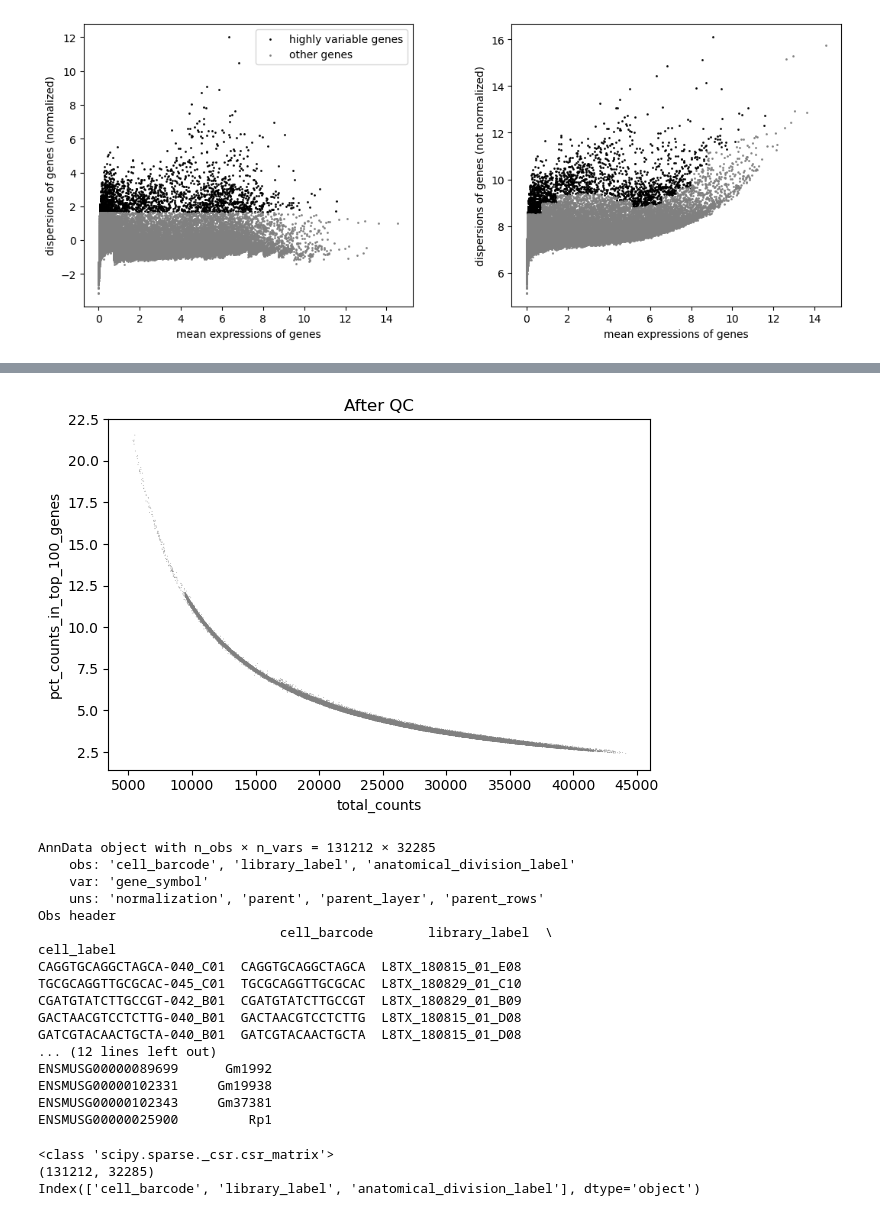
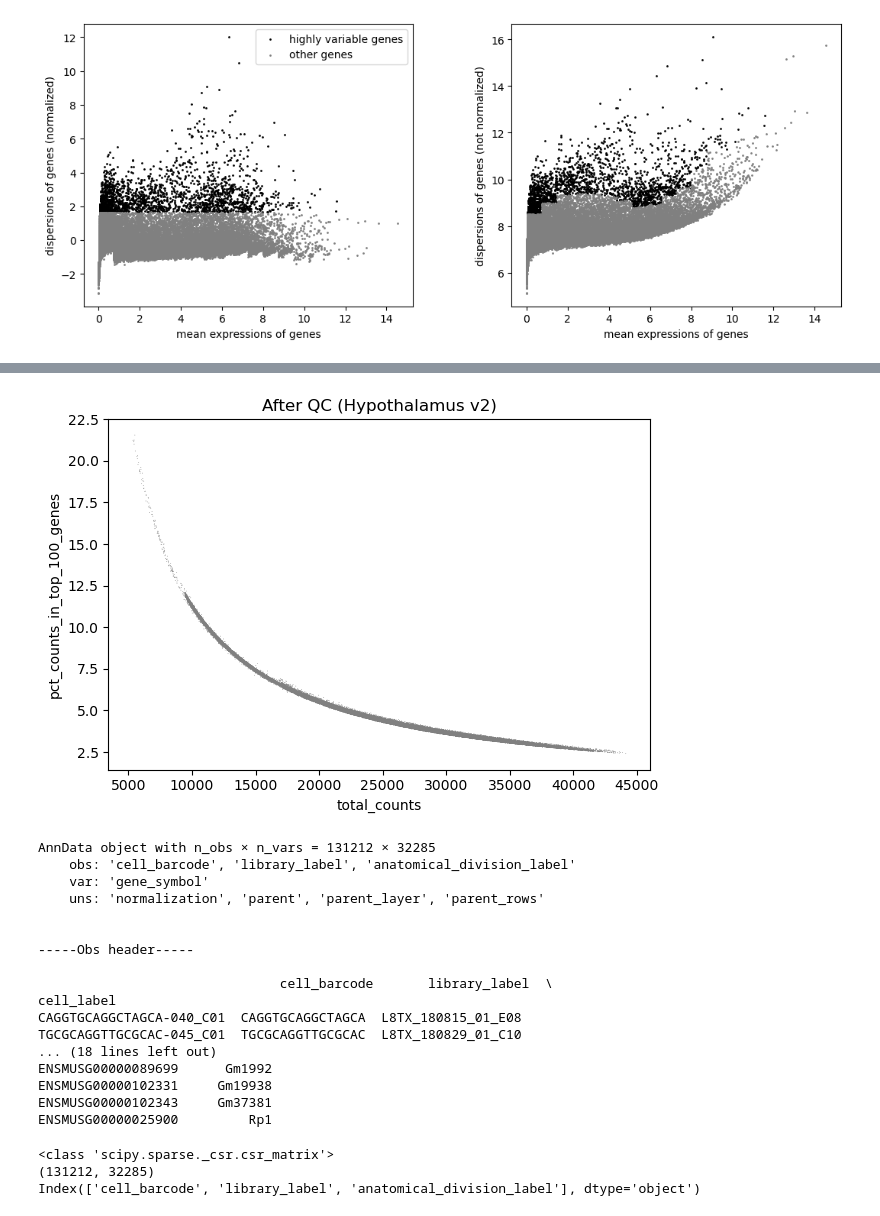
Before and after one commit to vex-me-not/MLKinCompBioFinalProject, a Jupyter notebook: notebooks/datapre.ipynb, the cells around one changed output, grey strips where cells are left out. Cells and saved outputs as stored; diff of their text form; code cells hidden in the pictures.

```diff
--- a/notebooks/datapre.ipynb
+++ b/notebooks/datapre.ipynb
@@ -92,6 +143,6 @@ adata_hyv2 = adata_hyv2[adata_hyv2.obs['n_genes_by_counts'] < 7000, :]
 sc.pp.filter_genes(adata_hyv2, min_cells=3)  # Keep genes expressed in at least 3 cells
 # %%
 # View percent of counts in top genes (can indicate overamplification)
-sc.pl.scatter(adata_hyv2, x='total_counts', y='pct_counts_in_top_100_genes',title="After QC")
+sc.pl.scatter(adata_hyv2, x='total_counts', y='pct_counts_in_top_100_genes',title="After QC (Hypothalamus v2)")
 # %% [output]
-[figure, old version]
+[figure, new version]
@@ -103,22 +152,22 @@ adata_thv2= anndata.read_h5ad("../data/abc_atlas/expression_matrices/WMB-10Xv2/2
 print(adata_thv2)
 
 # print(adata.X)
-print( "Obs header\n",adata_thv2.obs.head())
-print("\n Var header",adata_thv2.var.head())
+print("\n\n-----Obs header-----\n\n",adata_thv2.obs.head())
+print("\n\n-----Var header-----\n\n",adata_thv2.var.head())
 # %% [output]
 AnnData object with n_obs × n_vars = 131212 × 32285
     obs: 'cell_barcode', 'library_label', 'anatomical_division_label'
     var: 'gene_symbol'
     uns: 'normalization', 'parent', 'parent_layer', 'parent_rows'
-Obs header
+
+
+-----Obs header-----
+
                                cell_barcode       library_label  \
 cell_label
 CAGGTGCAGGCTAGCA-040_C01  CAGGTGCAGGCTAGCA  L8TX_180815_01_E08
 TGCGCAGGTTGCGCAC-045_C01  TGCGCAGGTTGCGCAC  L8TX_180829_01_C10
-CGATGTATCTTGCCGT-042_B01  CGATGTATCTTGCCGT  L8TX_180829_01_B09
-GACTAACGTCCTCTTG-040_B01  GACTAACGTCCTCTTG  L8TX_180815_01_D08
-GATCGTACAACTGCTA-040_B01  GATCGTACAACTGCTA  L8TX_180815_01_D08
-... (12 lines left out)
+... (18 lines left out)
 ENSMUSG00000089699      Gm1992
 ENSMUSG00000102331     Gm19938
 ENSMUSG00000102343     Gm37381
```
Also changed, not shown: parts of 38 cells of this notebook.
